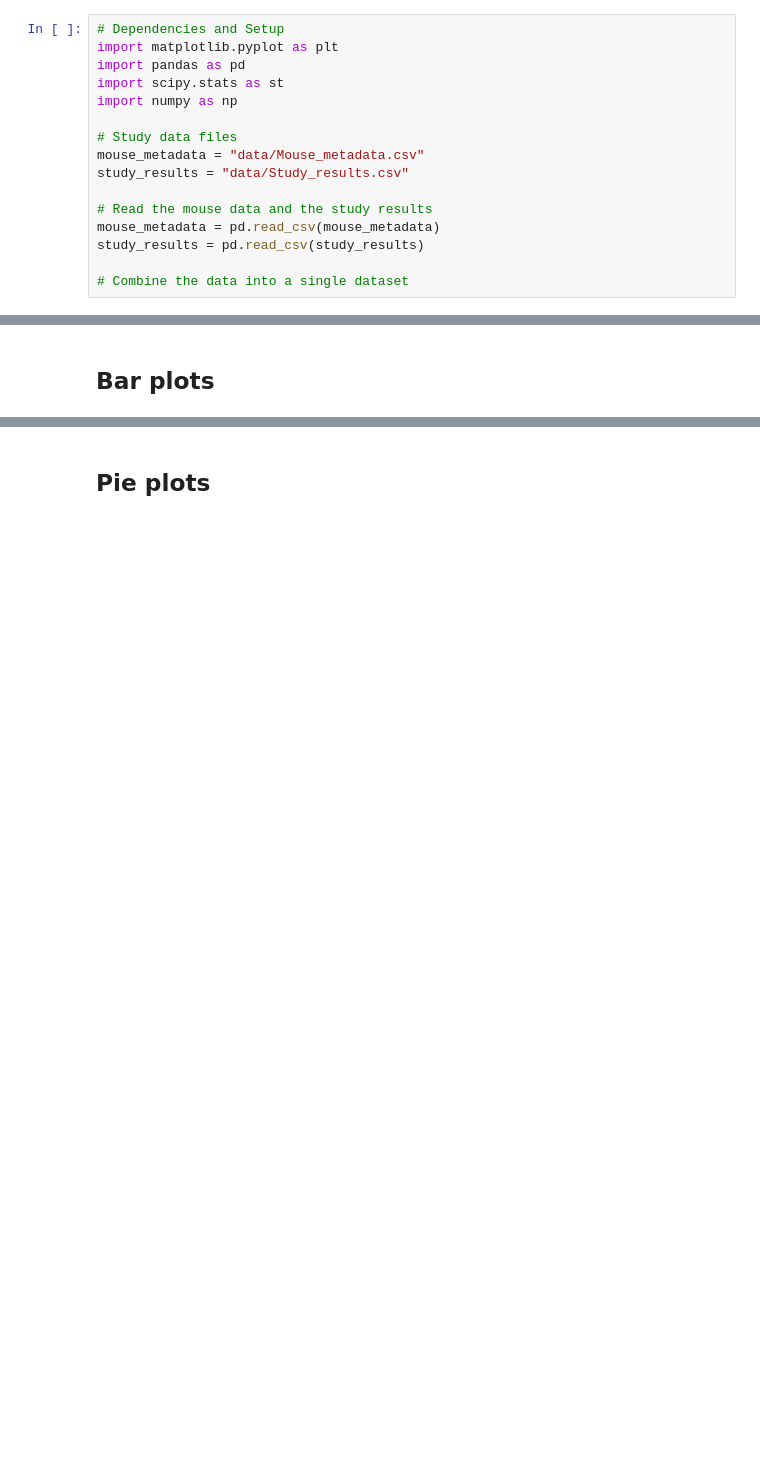
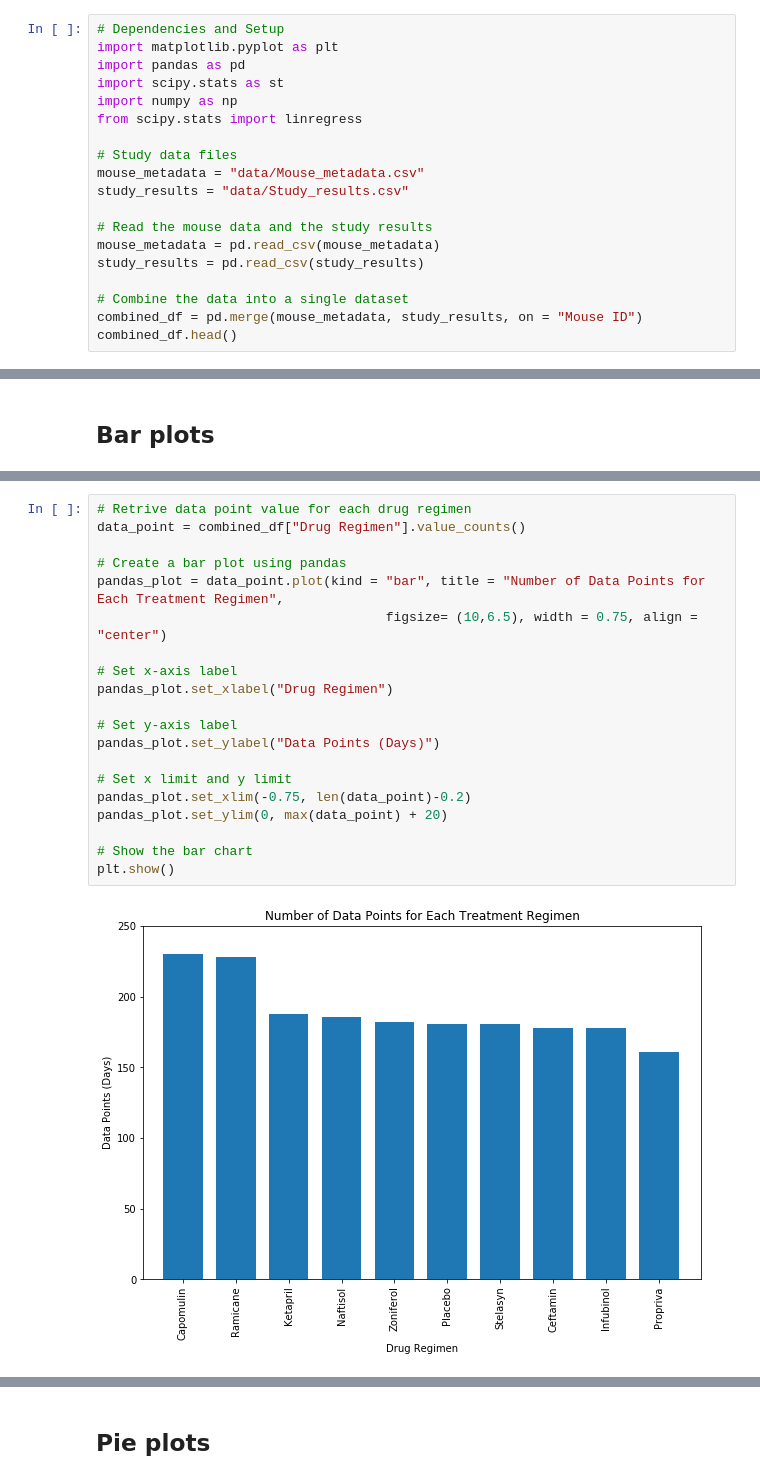
Before and after one commit to Vikash84/vk_Matplotlib-Pymaceuticals, a Jupyter notebook: pymaceuticals_starter_vk.ipynb, the cells around one changed output, grey strips where cells are left out. Cells and saved outputs as stored; diff of their text form; blank space fills up the shorter version.

```diff
--- a/pymaceuticals_starter_vk.ipynb
+++ b/pymaceuticals_starter_vk.ipynb
@@ -8,6 +14,7 @@ import matplotlib.pyplot as plt
 import pandas as pd
 import scipy.stats as st
 import numpy as np
+from scipy.stats import linregress
 
 # Study data files
 mouse_metadata = "data/Mouse_metadata.csv"
@@ -18,3 +25,5 @@ mouse_metadata = pd.read_csv(mouse_metadata)
 study_results = pd.read_csv(study_results)
 
 # Combine the data into a single dataset
+combined_df = pd.merge(mouse_metadata, study_results, on = "Mouse ID")
+combined_df.head()
@@ -117,0 +96,22 @@ plt.show()
+# %%
+# Retrive data point value for each drug regimen
+data_point = combined_df["Drug Regimen"].value_counts()
+
+# Create a bar plot using pandas
+pandas_plot = data_point.plot(kind = "bar", title = "Number of Data Points for Each Treatment Regimen",
+                                     figsize= (10,6.5), width = 0.75, align = "center")
+
+# Set x-axis label
+pandas_plot.set_xlabel("Drug Regimen")
+
+# Set y-axis label
+pandas_plot.set_ylabel("Data Points (Days)")
+
+# Set x limit and y limit
+pandas_plot.set_xlim(-0.75, len(data_point)-0.2)
+pandas_plot.set_ylim(0, max(data_point) + 20)
+
+# Show the bar chart
+plt.show()
+# %% [output]
+[figure, added]
```
Also changed, not shown: parts of 31 cells of this notebook, 1 other file.
